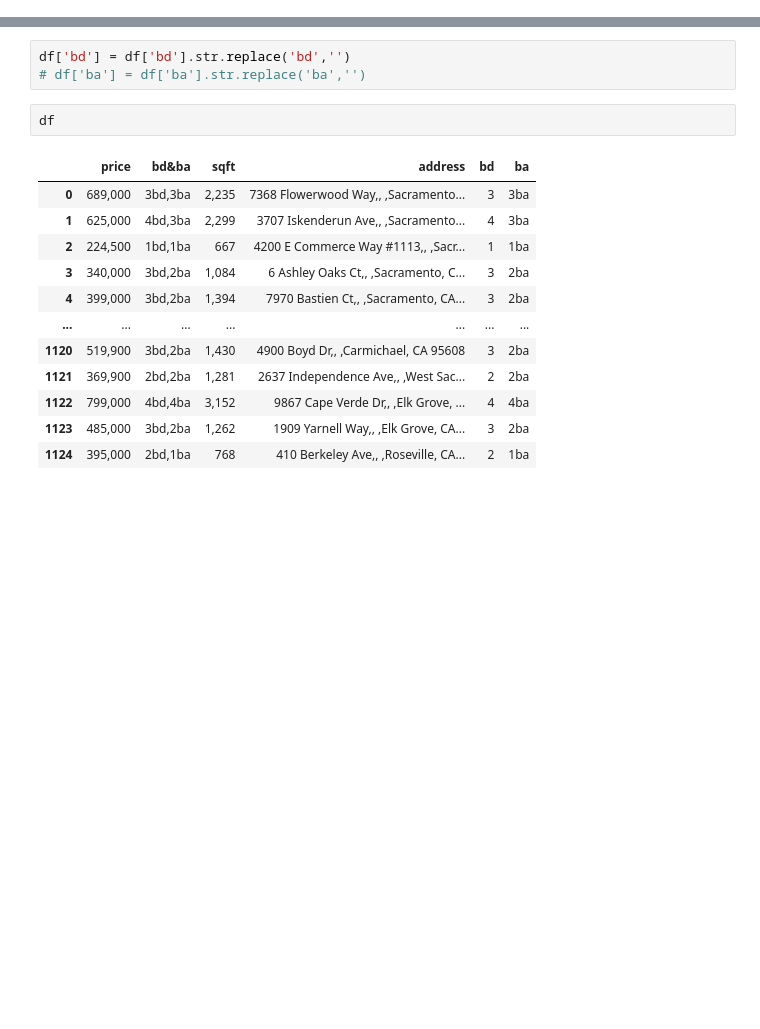
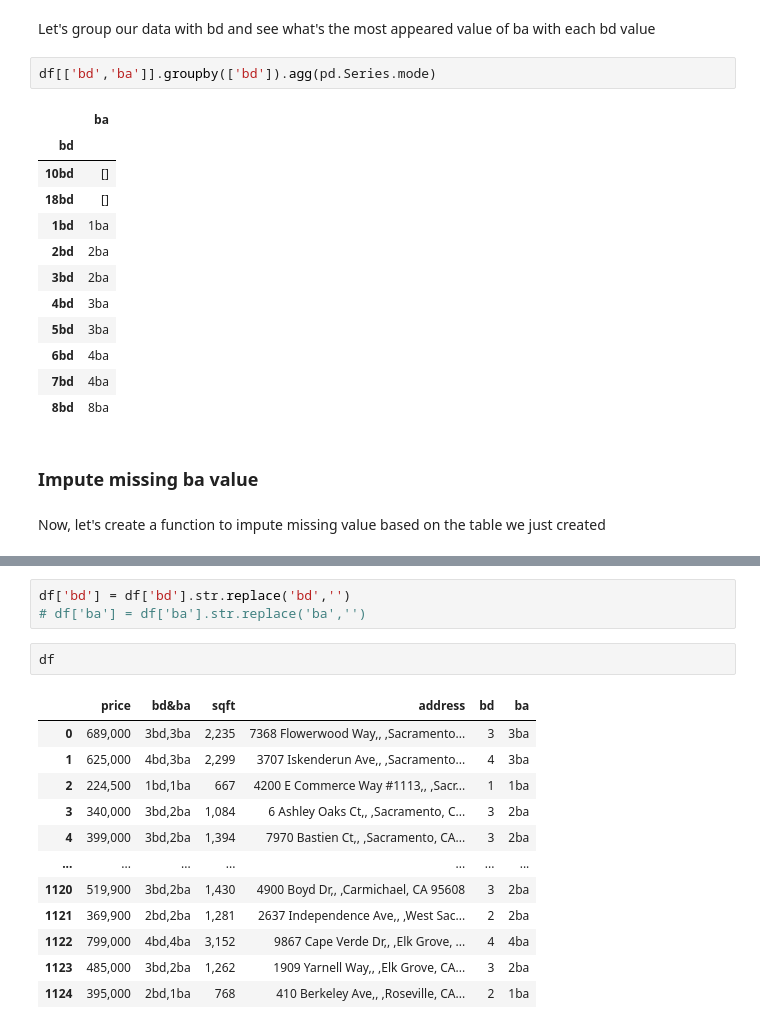
Before and after one commit to PlacidSerene/Housing-Analysis, a Jupyter notebook: House_Prediction.ipynb, the cells around one changed output, grey strips where cells are left out. Saved outputs shown, nothing was run; the diff lists cells and outputs as text; blank space fills up the shorter version.

```diff
--- a/House_Prediction.ipynb
+++ b/House_Prediction.ipynb
@@ -194,0 +172,21 @@ Looks good so far, now we can remove the 'bd' and 'ba' in our column and turn it
+# %% [markdown]
+Let's group our data with bd and see what's the most appeared value of ba with each bd value
+# %%
+df[['bd','ba']].groupby(['bd']).agg(pd.Series.mode)
+# %% [output]
+|  | ba |
+| bd |  |
+| 10bd | [] |
+| 18bd | [] |
+| 1bd | 1ba |
+| 2bd | 2ba |
+| 3bd | 2ba |
+| 4bd | 3ba |
+| 5bd | 3ba |
+| 6bd | 4ba |
+| 7bd | 4ba |
+| 8bd | 8ba |
+# %% [markdown]
+### Impute missing ba value
+# %% [markdown]
+Now, let's create a function to impute missing value based on the table we just created
```
Also changed, not shown: parts of 53 cells of this notebook.
